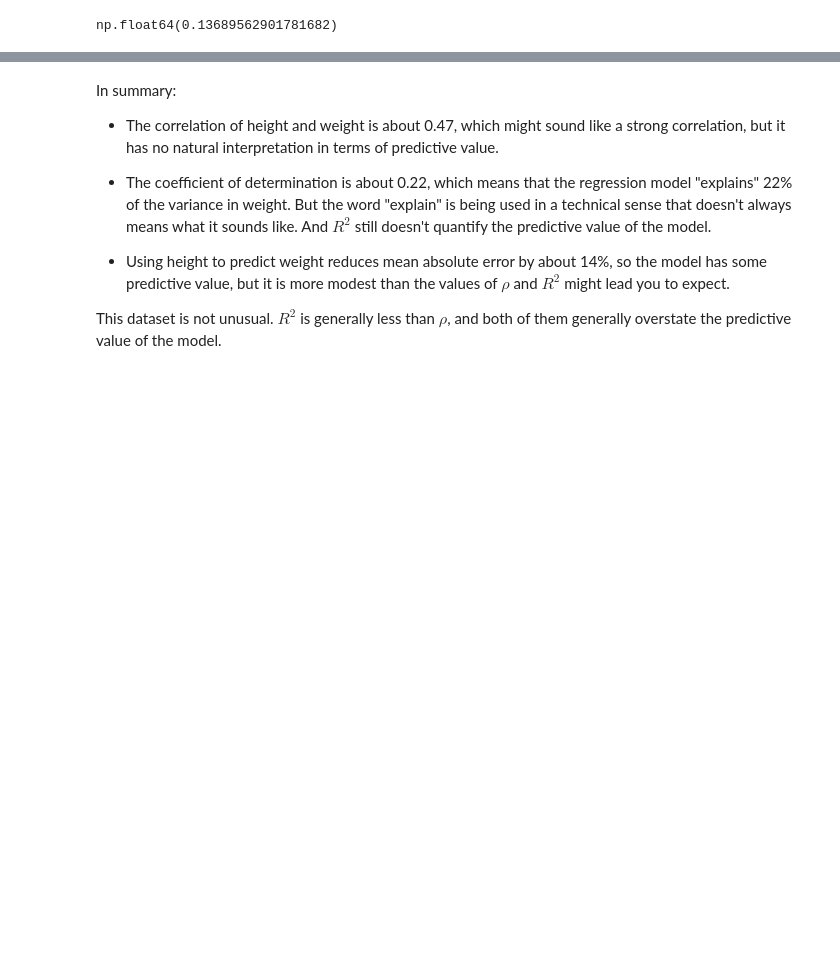
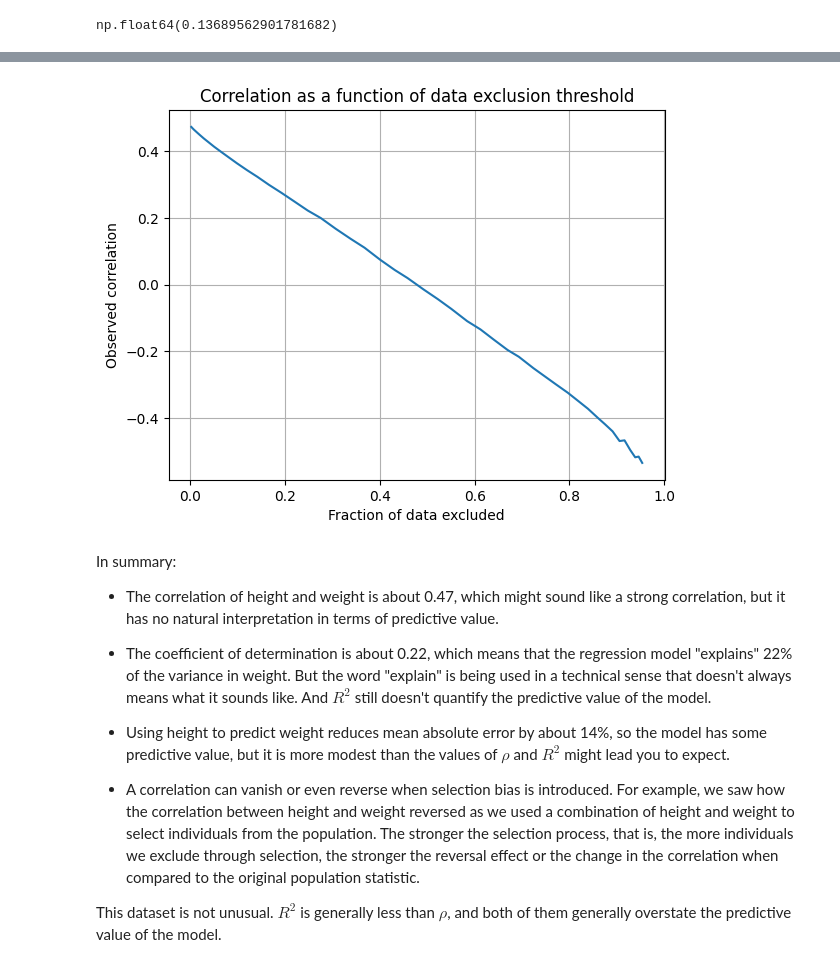
Before and after one commit to tiniacoleyba/ElementsOfDataScience, a Jupyter notebook: examples/correlation2.ipynb, the cells around one changed output, grey strips where cells are left out. Cells and saved outputs as stored; diff of their text form; code cells hidden in the pictures; blank space fills up the shorter version.

```diff
--- a/examples/correlation2.ipynb
+++ b/examples/correlation2.ipynb
@@ -218,3 +251,12 @@ np.float64(0.13689562901781682)
+# %%
+plt.plot(res['fraction_excluded'], res['correlation'])
+plt.xlabel('Fraction of data excluded')
+plt.ylabel('Observed correlation')
+plt.title('Correlation as a function of data exclusion threshold')
+plt.grid()
+plt.show()
+# %% [output]
+[figure, added]
 # %% [markdown]
 In summary:
 
@@ -224,4 +266,6 @@ In summary:
 
 * Using height to predict weight reduces mean absolute error by about 14%, so the model has some predictive value, but it is more modest than the values of $\rho$ and $R^2$ might lead you to expect.
 
+* A correlation can vanish or even reverse when selection bias is introduced. For example, we saw how the correlation between height and weight reversed as we used a combination of height and weight to select individuals from the population. The stronger the selection process, that is, the more individuals we exclude through selection, the stronger the reversal effect or the change in the correlation when compared to the original population statistic.
+
 This dataset is not unusual.  $R^2$ is generally less than $\rho$, and both of them generally overstate the predictive value of the model.
```
Also changed, not shown: parts of 3 cells of this notebook.
